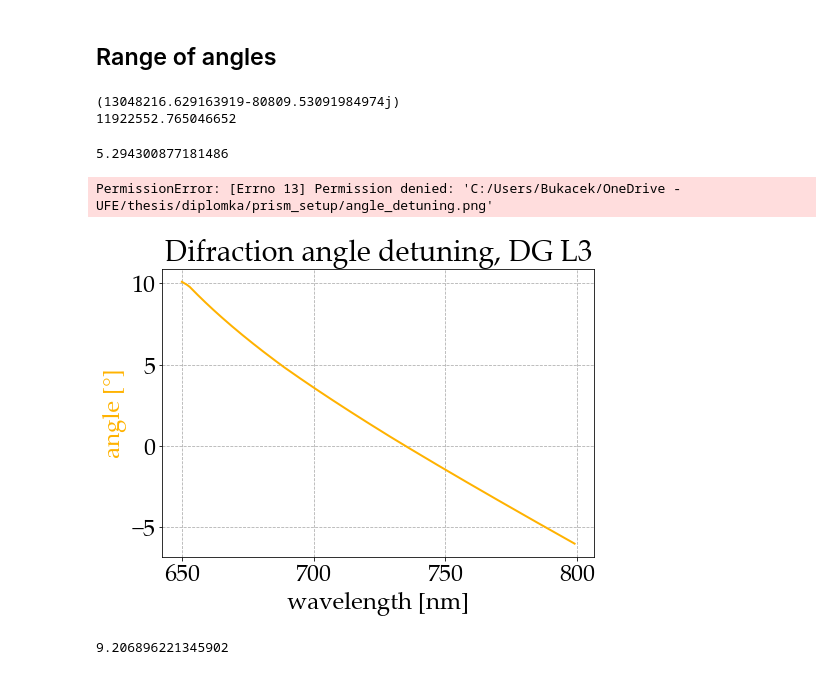
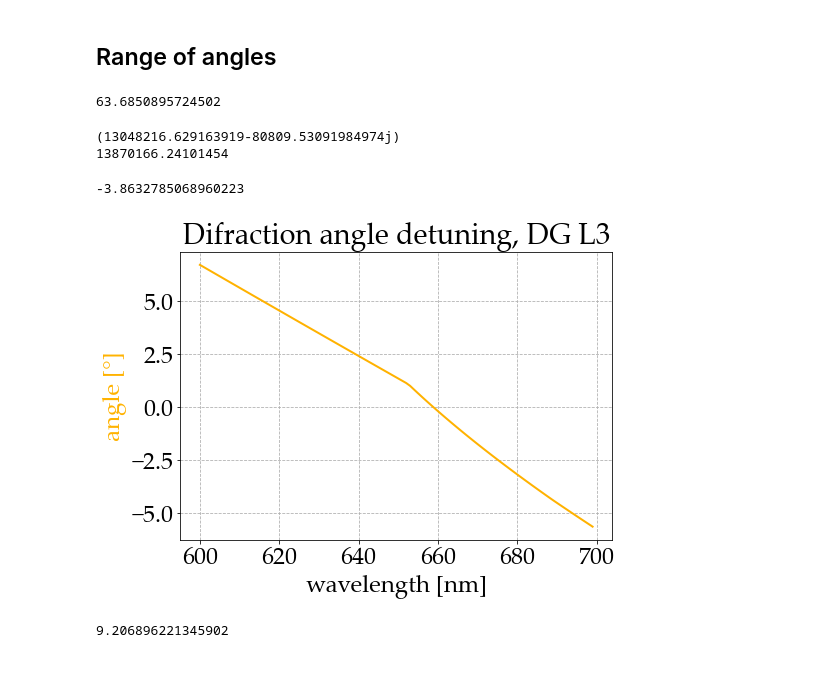
Before and after one commit to Yennda/Notes_jupyter, a Jupyter notebook: plasmon.ipynb, the cells around one changed output. Saved outputs shown, nothing was run; the diff lists cells and outputs as text; code cells hidden in the pictures.

```diff
--- a/plasmon.ipynb
+++ b/plasmon.ipynb
@@ -483,39 +483,42 @@ print(kp)
 # %% [markdown]
 ## Range of angles
 # %%
-lm = 685e-9
+lm = 750e-9
 k0 = 2*m.pi/lm
 epq = 1.33
 b = betavector(lm)
-K = 2*m.pi/527e-9
+K = 2*m.pi/453e-9
+# %%
+print(m.asin(b.real/(k0*1.55))/m.pi*180)
+# %% [output]
+63.6850895724502
 # %%
 print(b)
 print(K)
 m.asin((b-K)/k0/epq)/m.pi*180
 # %% [output]
 (13048216.629163919-80809.53091984974j)
-11922552.765046652
+13870166.24101454
-5.294300877181486
+-3.8632785068960223
 # %%
-wls=[i/1e9 for i in range(650, 800, 1)]
+wls=[i/1e9 for i in range(600, 700, 1)]
 
-angles = [m.asin((betavector(lm)-K)/(2*m.pi/lm)/epq)/m.pi*180for lm in wls]
+angles = [m.asin((betavector(lm)-K)/(2*m.pi/lm)/epq)/m.pi*180 for lm in wls]
 
 fig = plt.figure()
 axes = fig.add_axes([0.1, 0.1, 1, 1])
 axes.grid(linestyle='--')
 axes.set_title('Difraction angle detuning, DG L3')
 axes.set_xlabel('wavelength [nm]')
 axes.set_ylabel('angle [°]', color=yellow)
 
 
 
 axes.plot([w*1e9 for w in wls], angles, color=yellow, linewidth=2)
 
 fig.savefig(folder + 'angle_detuning.png', dpi=300, bbox_inches='tight')
 # %% [output]
-PermissionError: [Errno 13] Permission denied: 'C:/Users/Bukacek/OneDrive - UFE/thesis/diplomka/prism_setup/angle_detuning.png'
-[figure, old version]
+[figure, new version]
 # %%
 m.asin(0.16)/m.pi*180
 # %% [output]
```
Also changed, not shown: parts of 1 cell of this notebook, 4 other files.
